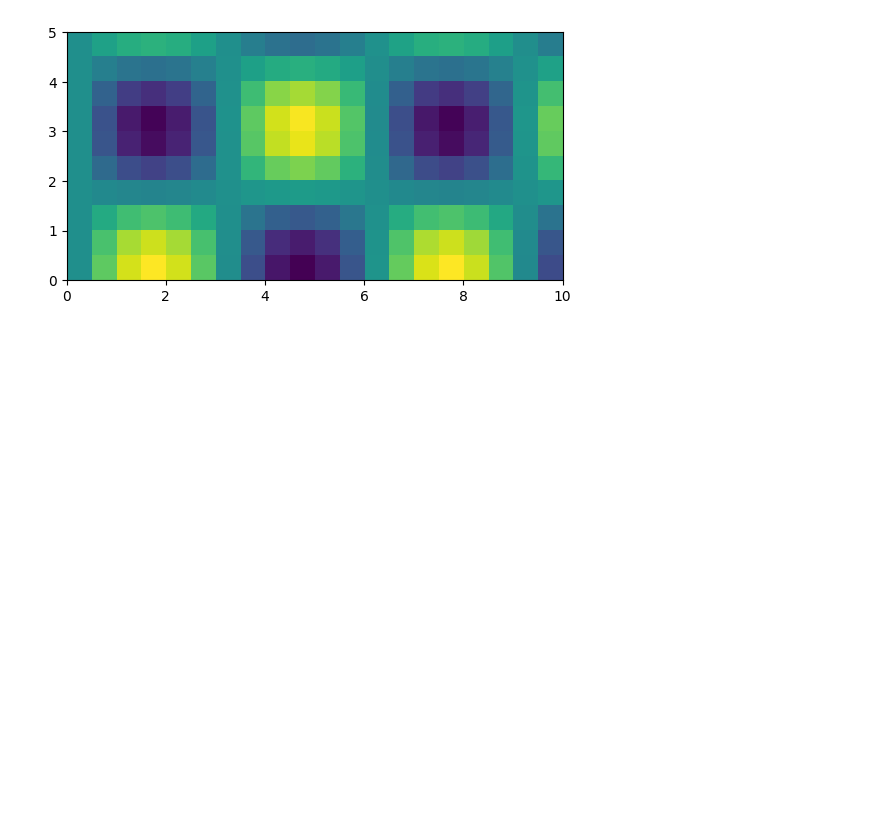
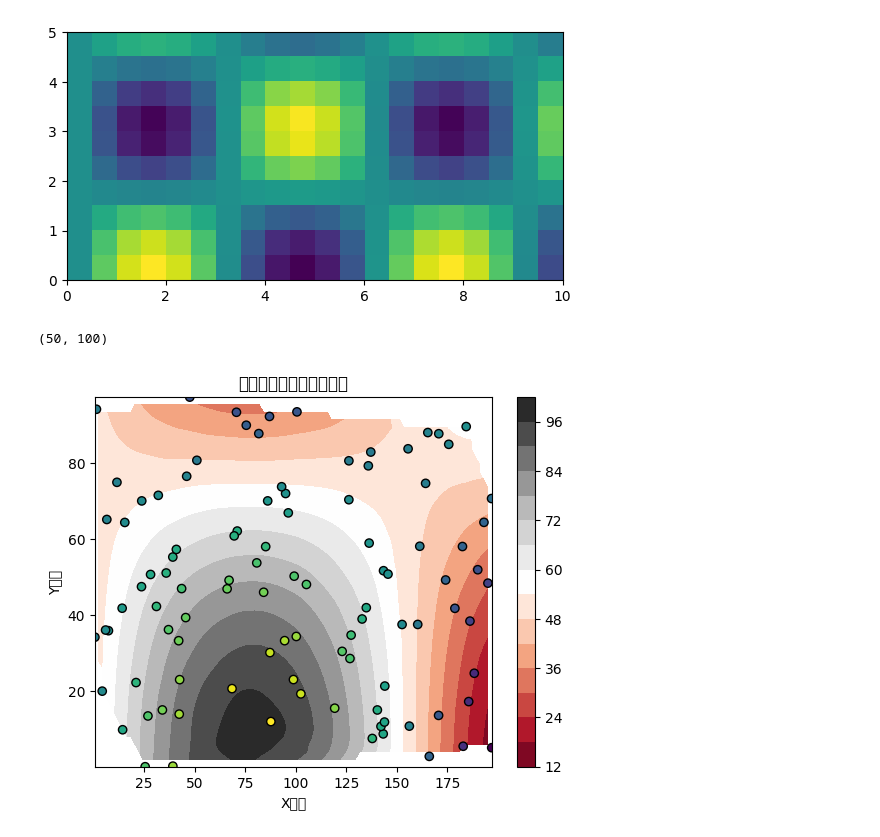
Before and after one commit to fly-pigTH/EquiMus, a Jupyter notebook: learn/meshgrid.ipynb, the cells around one changed output. Drawn from its saved outputs; the diff is of its cells as text; code cells hidden in the pictures; blank space fills up the shorter version.

```diff
--- a/learn/meshgrid.ipynb
+++ b/learn/meshgrid.ipynb
@@ -28,3 +28,34 @@ X shape=(10, 20), Y shape=(10, 20)
 [figure]
 <matplotlib.image.AxesImage at 0x...>
 [figure]
+# %%
+# plot irregular area
+import numpy as np
+import matplotlib.pyplot as plt
+from scipy.interpolate import griddata
+
+# 假设的不规则数据点
+x = np.random.rand(100) * 200
+y = np.random.rand(100) * 100
+z = np.sin(x/50) * np.cos(y/50) * 50 + 50
+
+# 创建规则的网格
+xi = np.linspace(x.min(), x.max(), 100)
+yi = np.linspace(y.min(), y.max(), 50)
+xi, yi = np.meshgrid(xi, yi)
+
+# 插值
+zi = griddata((x, y), z, (xi, yi), method='cubic')
+print(zi.shape)
+
+# 绘制等高线图
+plt.contourf(xi, yi, zi, levels=14, cmap='RdGy')
+plt.colorbar()  # 显示颜色条
+plt.scatter(x, y, c=z, edgecolor='k')  # 显示原始数据点
+plt.title('不规则数据点的等高线图')
+plt.xlabel('X坐标')
+plt.ylabel('Y坐标')
+plt.show();
+# %% [output]
+(50, 100)
+[figure, added]
```
Also changed, not shown: 2 other files.
